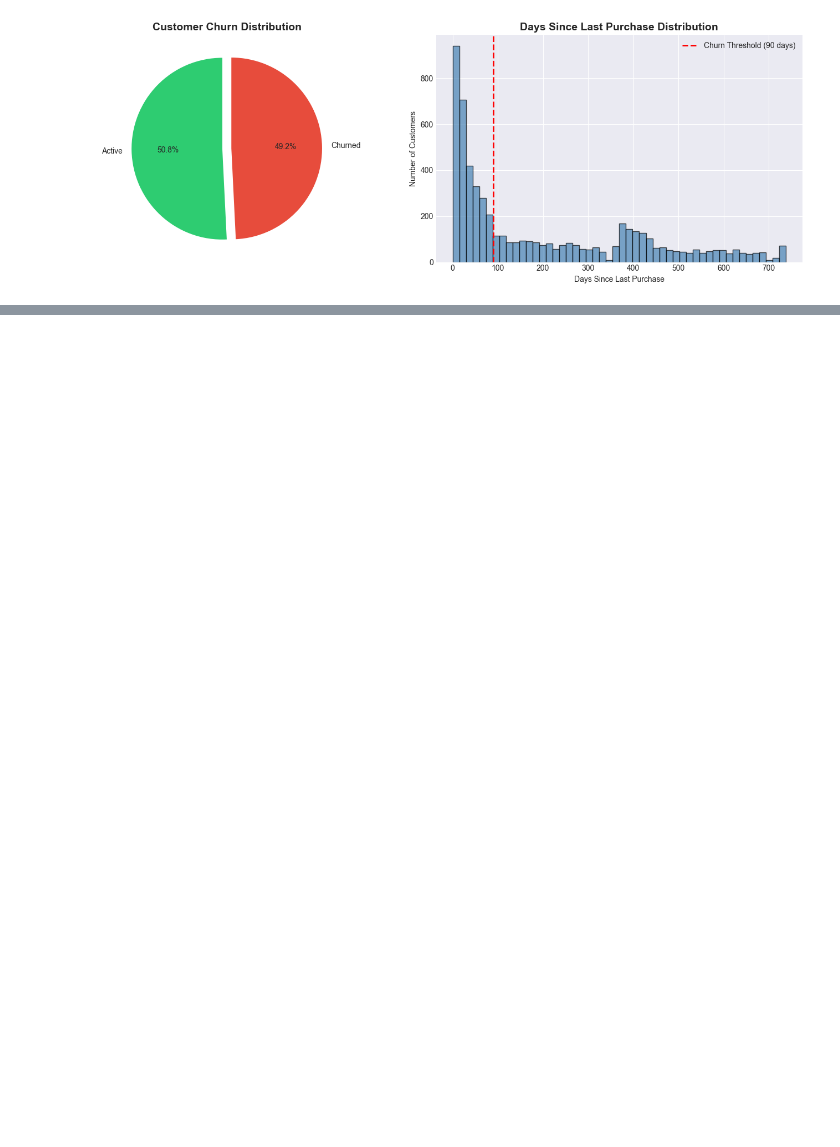
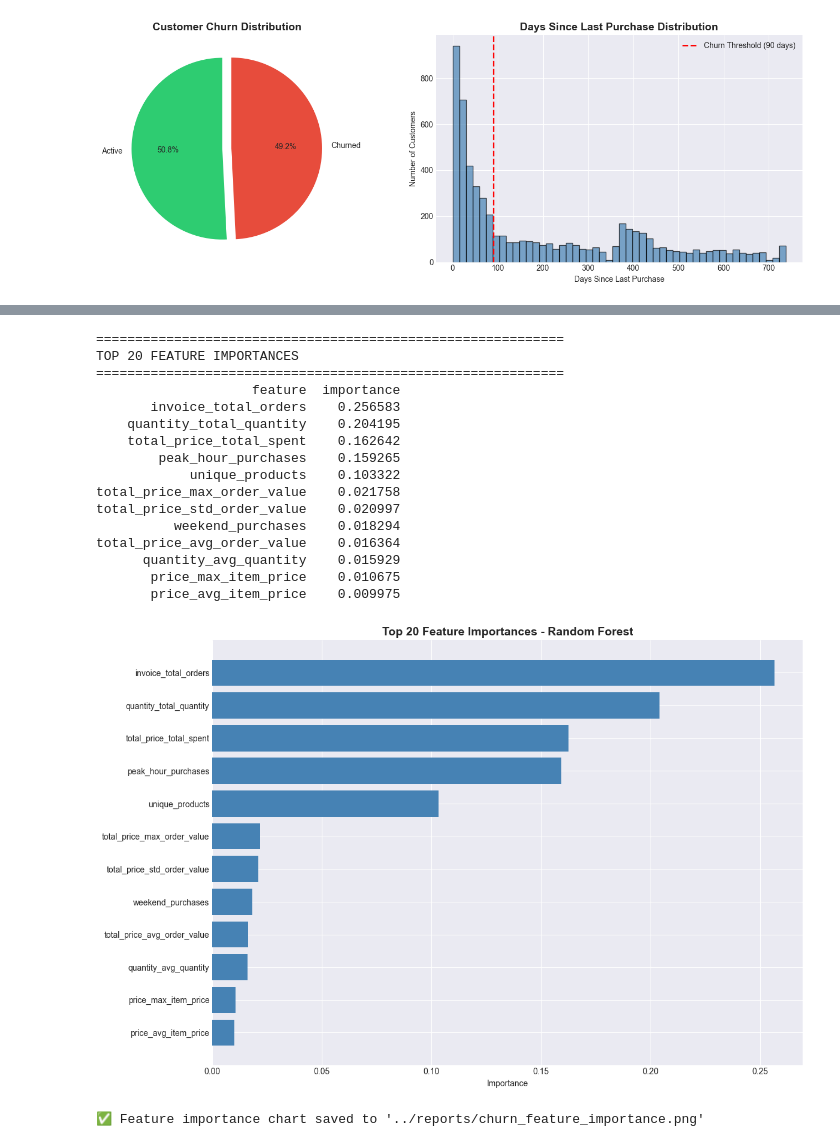
Before and after one commit to BrokerRecord/Customer-Intelligence, a Jupyter notebook: notebooks/03_churn_prediction.ipynb, the cells around one changed output, grey strips where cells are left out. Cells and saved outputs as stored; diff of their text form; code cells hidden in the pictures; blank space fills up the shorter version.

Commit message:
Correct Data Leakage and editing Reports and Readme

```diff
--- a/notebooks/03_churn_prediction.ipynb
+++ b/notebooks/03_churn_prediction.ipynb
@@ -360,0 +289,4 @@ assert not np.isnan(X_train).any().any(), "Training data still has NaN values!"
+# %%
+df['hour'] = df['invoicedate'].dt.hour
+df['day_of_week'] = df['invoicedate'].dt.dayofweek
+df['month'] = df['invoicedate'].dt.month
@@ -542,9 +504,0 @@ models = {
-# %%
-comparison = []
-for name, (proba, pred) in models.items():
-    comparison.append({
-        'Model': name,
-        'ROC-AUC': roc_auc_score(y_test, proba),
-        'Avg Precision': average_precision_score(y_test, proba),
-        'F1 Score': f1_score(y_test, pred)
-    })
@@ -582,6 +504,0 @@ print(f"\n✅ Best model: {best_model_name}")
-# %%
-# Get feature importances
-feature_importance = pd.DataFrame({
-    'feature': feature_cols,
-    'importance': rf_model.feature_importances_
-}).sort_values('importance', ascending=False).head(20)
@@ -918,0 +658,52 @@ print("✅ Feature list saved to '../models/feature_list.csv'")
+# %%
+if best_model_name in ['Random Forest', 'Gradient Boosting']:
+    feature_importance = pd.DataFrame({
+        'feature': feature_cols,
+        'importance': best_model.feature_importances_
+    }).sort_values('importance', ascending=False).head(20)
+
+    print("\n" + "=" * 60)
+    print("TOP 20 FEATURE IMPORTANCES")
+    print("=" * 60)
+    print(feature_importance.to_string(index=False))
+
+    # Plot
+    plt.figure(figsize=(12, 8))
+    plt.barh(feature_importance['feature'], feature_importance['importance'], color='steelblue')
+    plt.xlabel('Importance')
+    plt.title(f'Top 20 Feature Importances - {best_model_name}', fontweight='bold', fontsize=14)
+    plt.gca().invert_yaxis()
+    plt.tight_layout()
+    plt.savefig('../reports/churn_feature_importance.png', dpi=150, bbox_inches='tight')
+    plt.show()
+    print("\n✅ Feature importance chart saved to '../reports/churn_feature_importance.png'")
+else:
+    # For Logistic Regression, use coefficients
+    feature_importance = pd.DataFrame({
+        'feature': feature_cols,
+        'importance': abs(best_model.coef_[0])
+    }).sort_values('importance', ascending=False).head(20)
+
+    print("\n" + "=" * 60)
+    print("TOP 20 FEATURE COEFFICIENTS")
+    print("=" * 60)
+    print(feature_importance.to_string(index=False))
+# %% [output]
+============================================================
+TOP 20 FEATURE IMPORTANCES
+============================================================
+                    feature  importance
+       invoice_total_orders    0.256583
+    quantity_total_quantity    0.204195
+    total_price_total_spent    0.162642
+        peak_hour_purchases    0.159265
+            unique_products    0.103322
+total_price_max_order_value    0.021758
+total_price_std_order_value    0.020997
+          weekend_purchases    0.018294
+total_price_avg_order_value    0.016364
+      quantity_avg_quantity    0.015929
+       price_max_item_price    0.010675
+       price_avg_item_price    0.009975
+[figure, added]
+✅ Feature importance chart saved to '../reports/churn_feature_importance.png'
```
Also changed, not shown: parts of 134 cells of this notebook, 7 other files.
